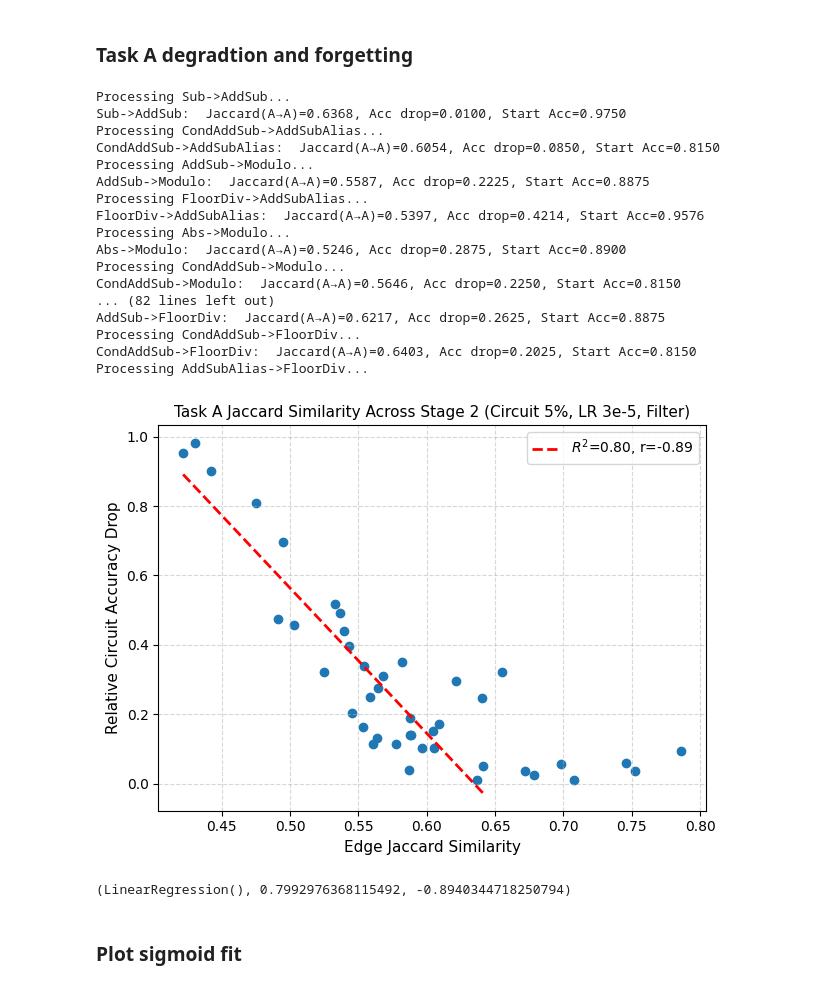
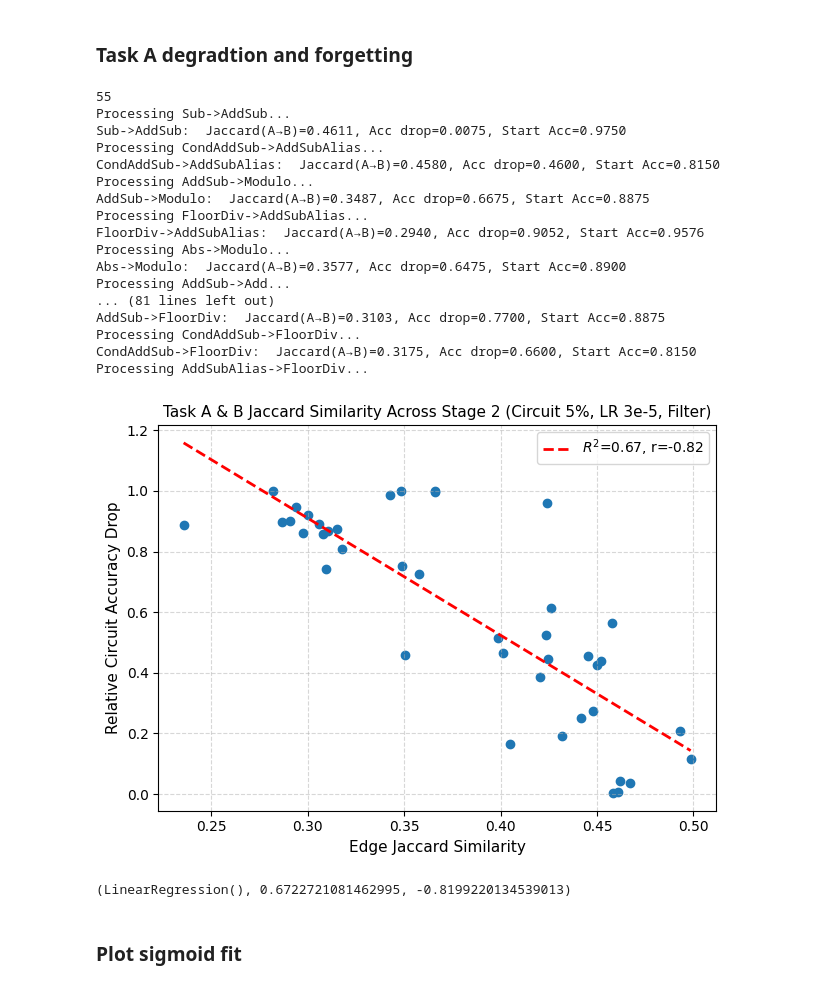
Before and after one commit to robeskins/mech-interp-ft, a Jupyter notebook: sequential_fine_tuning/analysis.ipynb, the cells around one changed output. Saved outputs shown, nothing was run; the diff lists cells and outputs as text; code cells hidden in the pictures.

```diff
--- a/sequential_fine_tuning/analysis.ipynb
+++ b/sequential_fine_tuning/analysis.ipynb
@@ -829,7 +854,7 @@ import json
 from pathlib import Path
 
 #Replace this
-results_folder = '/mnt/faster0/rje41/checkpoints/results/experiment_2/forgetting_graph_set_0_lr_true'
+results_folder = '/mnt/faster0/rje41/checkpoints/results/experiment_2/forgetting_graph_set_0_lr_false'
 
 dirs = [d for d in os.listdir(results_folder) if os.path.isdir(os.path.join(results_folder, d))]
 
@@ -837,7 +862,7 @@ jc_sims_a = []
 jc_sims_ab = []
 accuracy_drops = []
 
-
+print(len(dirs))
 for fine_tune_task in dirs:
     print(f"Processing {fine_tune_task}...")
     fine_tune_task_path = os.path.join(results_folder, fine_tune_task)
@@ -879,36 +904,36 @@ for fine_tune_task in dirs:
         continue
 
     # jc_sim_a = get_jaccard_similarity_from_nodes(checkpoint_0_a_graph_path, checkpoint_270_a_graph_path)
-    jc_sim_a = get_jaccard_similarity_from_graphs(checkpoint_0_a_graph_path, checkpoint_270_a_graph_path, 5)
+    jc_sim_ab = get_jaccard_similarity_from_graphs(checkpoint_0_a_graph_path, checkpoint_270_b_graph_path, 5)
 
     # store results
-    jc_sims_a.append(jc_sim_a)
+    jc_sims_ab.append(jc_sim_ab)
     accuracy_drops.append((accuracy_0- accuracy_270)/accuracy_0)
 
     print(
         f"{fine_tune_task}: ",
-        f"Jaccard(A→A)={jc_sim_a:.4f}, "
-        # f"Jaccard(A→B)={jc_sim_ab:.4f}, "
+        # f"Jaccard(A→A)={jc_sim_a:.4f}, "
+        f"Jaccard(A→B)={jc_sim_ab:.4f}, "
         f"Acc drop={accuracy_0 - accuracy_270:.4f}, "
         f"Start Acc={accuracy_0:.4f}"
     )
 # %% [output]
+55
 Processing Sub->AddSub...
-Sub->AddSub:  Jaccard(A→A)=0.6368, Acc drop=0.0100, Start Acc=0.9750
+Sub->AddSub:  Jaccard(A→B)=0.4611, Acc drop=0.0075, Start Acc=0.9750
 Processing CondAddSub->AddSubAlias...
-CondAddSub->AddSubAlias:  Jaccard(A→A)=0.6054, Acc drop=0.0850, Start Acc=0.8150
+CondAddSub->AddSubAlias:  Jaccard(A→B)=0.4580, Acc drop=0.4600, Start Acc=0.8150
 Processing AddSub->Modulo...
-AddSub->Modulo:  Jaccard(A→A)=0.5587, Acc drop=0.2225, Start Acc=0.8875
+AddSub->Modulo:  Jaccard(A→B)=0.3487, Acc drop=0.6675, Start Acc=0.8875
 Processing FloorDiv->AddSubAlias...
-FloorDiv->AddSubAlias:  Jaccard(A→A)=0.5397, Acc drop=0.4214, Start Acc=0.9576
+FloorDiv->AddSubAlias:  Jaccard(A→B)=0.2940, Acc drop=0.9052, Start Acc=0.9576
 Processing Abs->Modulo...
-Abs->Modulo:  Jaccard(A→A)=0.5246, Acc drop=0.2875, Start Acc=0.8900
-Processing CondAddSub->Modulo...
-CondAddSub->Modulo:  Jaccard(A→A)=0.5646, Acc drop=0.2250, Start Acc=0.8150
-... (82 lines left out)
-AddSub->FloorDiv:  Jaccard(A→A)=0.6217, Acc drop=0.2625, Start Acc=0.8875
+Abs->Modulo:  Jaccard(A→B)=0.3577, Acc drop=0.6475, Start Acc=0.8900
+Processing AddSub->Add...
+... (81 lines left out)
+AddSub->FloorDiv:  Jaccard(A→B)=0.3103, Acc drop=0.7700, Start Acc=0.8875
 Processing CondAddSub->FloorDiv...
-CondAddSub->FloorDiv:  Jaccard(A→A)=0.6403, Acc drop=0.2025, Start Acc=0.8150
+CondAddSub->FloorDiv:  Jaccard(A→B)=0.3175, Acc drop=0.6600, Start Acc=0.8150
 Processing AddSubAlias->FloorDiv...
 # %%
 from sklearn.linear_model import LinearRegression
@@ -955,12 +980,12 @@ def plot_accuracy_vs_jaccard(jc_sims, accuracy_drops, x_bounds=None,
 
     return model, r2, r
 # %%
-plot_title = "Task A Jaccard Similarity Across Stage 2 (Circuit 5%, LR 3e-5, Filter)"
+plot_title = "Task A & B Jaccard Similarity Across Stage 2 (Circuit 5%, LR 3e-5, Filter)"
 save_fig_path = 'edge_change_5_lr_true_filter.pdf'
-plot_accuracy_vs_jaccard(jc_sims_a, accuracy_drops, plot_title = plot_title, x_bounds=(0.40, 0.65),save_fig_path = save_fig_path)
+plot_accuracy_vs_jaccard(jc_sims_ab, accuracy_drops, plot_title = plot_title,save_fig_path = save_fig_path)
 # %% [output]
-[figure, old version]
+[figure, new version]
-(LinearRegression(), 0.7992976368115492, -0.8940344718250794)
+(LinearRegression(), 0.6722721081462995, -0.8199220134539013)
 # %% [markdown]
 ### Plot sigmoid fit
 # %%
```
Also changed, not shown: parts of 1 cell of this notebook, 2 other files.
